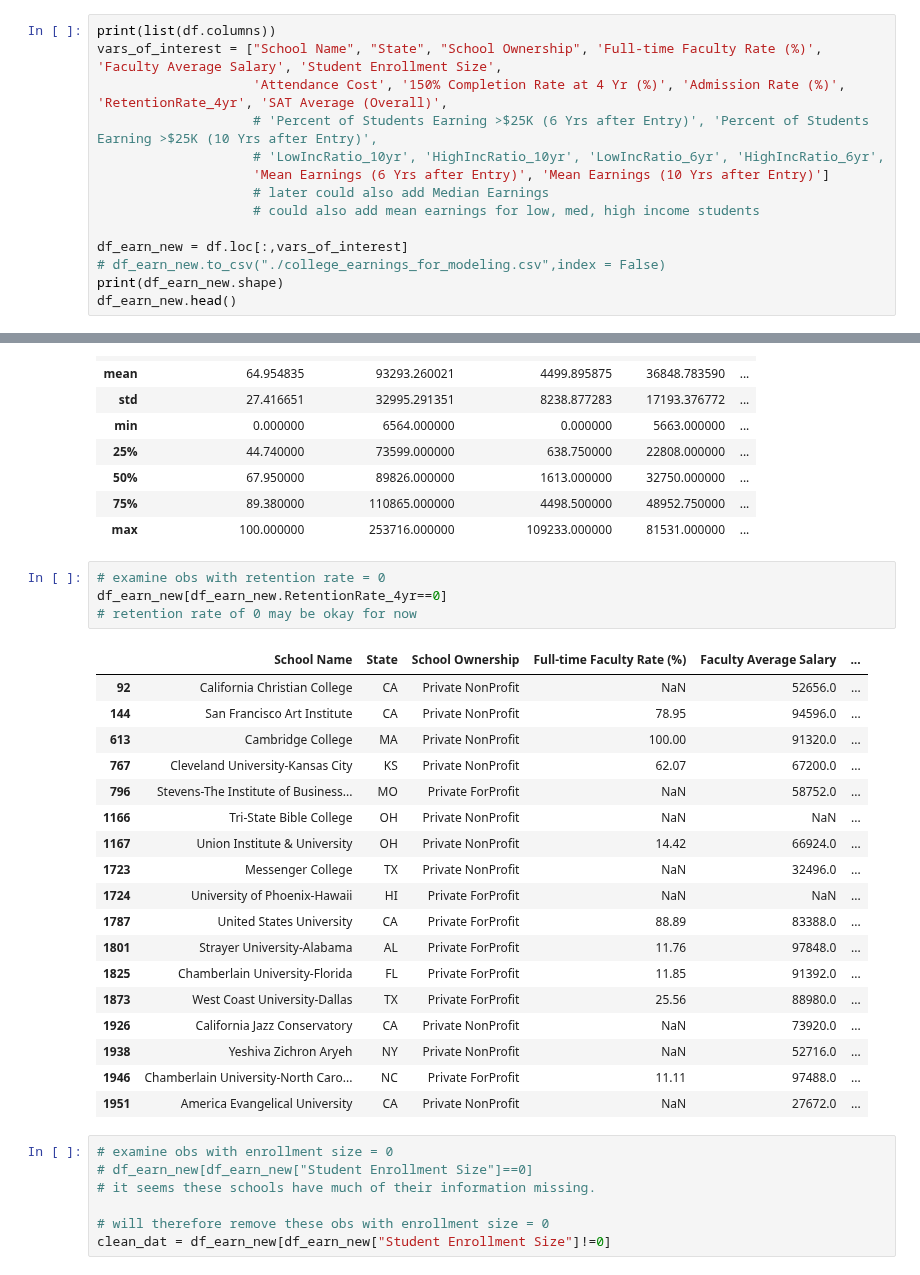
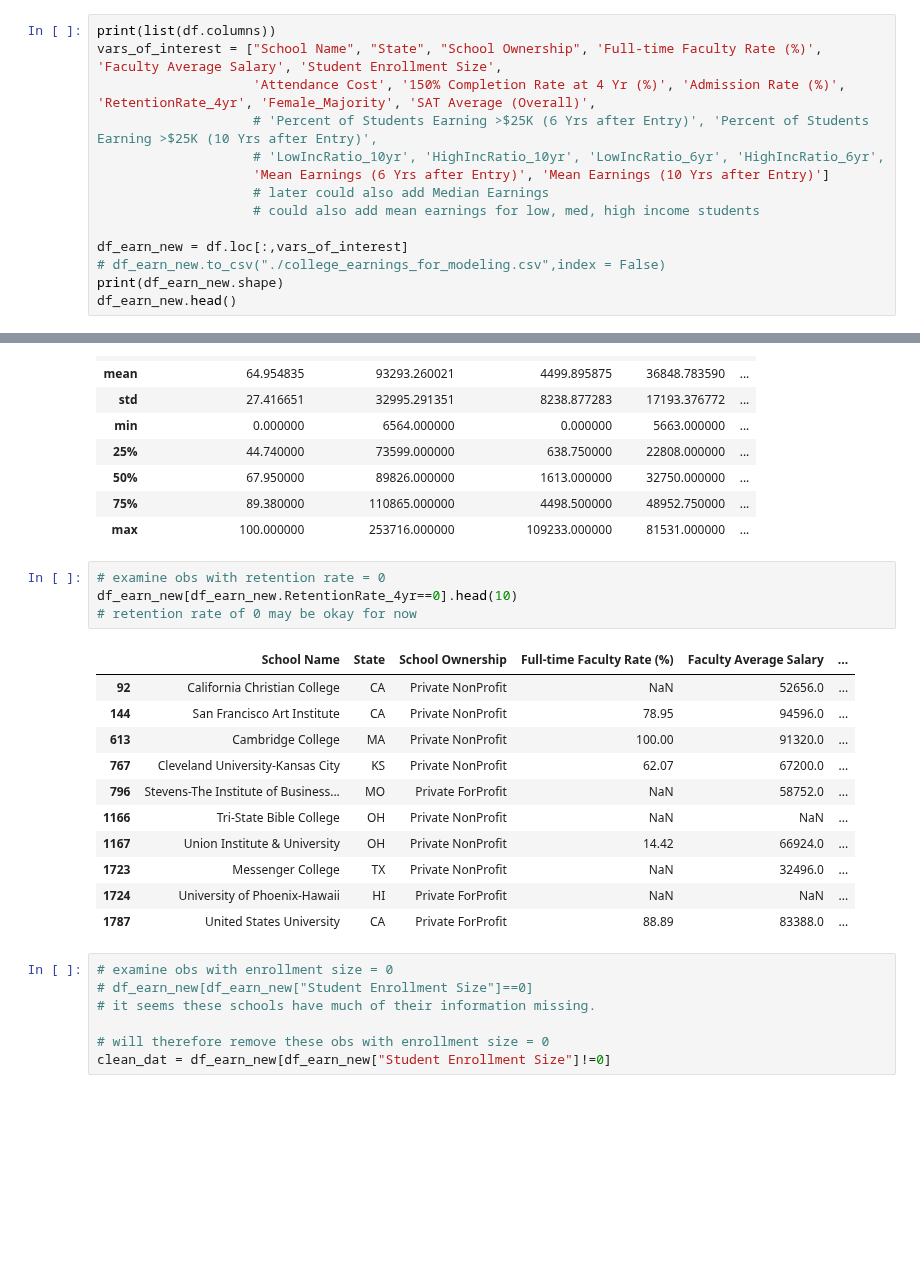
Before and after one commit to runstats21/college-score-card-analysis, a Jupyter notebook: CollegeScorecard-CollectClean.ipynb, the cells around one changed output, grey strips where cells are left out. Drawn from its saved outputs; the diff is of its cells as text; blank space fills up the shorter version.

```diff
--- a/CollegeScorecard-CollectClean.ipynb
+++ b/CollegeScorecard-CollectClean.ipynb
@@ -252,7 +252,7 @@ print(mean_earn_vars)
 # %%
 print(list(df.columns))
 vars_of_interest = ["School Name", "State", "School Ownership", 'Full-time Faculty Rate (%)', 'Faculty Average Salary', 'Student Enrollment Size',
-                    'Attendance Cost', '150% Completion Rate at 4 Yr (%)', 'Admission Rate (%)', 'RetentionRate_4yr', 'SAT Average (Overall)',
+                    'Attendance Cost', '150% Completion Rate at 4 Yr (%)', 'Admission Rate (%)', 'RetentionRate_4yr', 'Female_Majority', 'SAT Average (Overall)',
                     # 'Percent of Students Earning >$25K (6 Yrs after Entry)', 'Percent of Students Earning >$25K (10 Yrs after Entry)',
                     # 'LowIncRatio_10yr', 'HighIncRatio_10yr', 'LowIncRatio_6yr', 'HighIncRatio_6yr',
                     'Mean Earnings (6 Yrs after Entry)', 'Mean Earnings (10 Yrs after Entry)']
@@ -289,27 +289,20 @@ df_earn_new.describe()
 | max | 100.000000 | 253716.000000 | 109233.000000 | 81531.000000 | ... |
 # %%
 # examine obs with retention rate = 0
-df_earn_new[df_earn_new.RetentionRate_4yr==0]
+df_earn_new[df_earn_new.RetentionRate_4yr==0].head(10)
 # retention rate of 0 may be okay for now
 # %% [output]
 |  | School Name | State | School Ownership | Full-time Faculty Rate (%) | Faculty Average Salary | ... |
 | 92 | California Christian College | CA | Private NonProfit | NaN | 52656.0 | ... |
 | 144 | San Francisco Art Institute | CA | Private NonProfit | 78.95 | 94596.0 | ... |
 | 613 | Cambridge College | MA | Private NonProfit | 100.00 | 91320.0 | ... |
 | 767 | Cleveland University-Kansas City | KS | Private NonProfit | 62.07 | 67200.0 | ... |
 | 796 | Stevens-The Institute of Business... | MO | Private ForProfit | NaN | 58752.0 | ... |
 | 1166 | Tri-State Bible College | OH | Private NonProfit | NaN | NaN | ... |
 | 1167 | Union Institute & University | OH | Private NonProfit | 14.42 | 66924.0 | ... |
 | 1723 | Messenger College | TX | Private NonProfit | NaN | 32496.0 | ... |
 | 1724 | University of Phoenix-Hawaii | HI | Private ForProfit | NaN | NaN | ... |
 | 1787 | United States University | CA | Private ForProfit | 88.89 | 83388.0 | ... |
-| 1801 | Strayer University-Alabama | AL | Private ForProfit | 11.76 | 97848.0 | ... |
-| 1825 | Chamberlain University-Florida | FL | Private ForProfit | 11.85 | 91392.0 | ... |
-| 1873 | West Coast University-Dallas | TX | Private ForProfit | 25.56 | 88980.0 | ... |
-| 1926 | California Jazz Conservatory | CA | Private NonProfit | NaN | 73920.0 | ... |
-| 1938 | Yeshiva Zichron Aryeh | NY | Private NonProfit | NaN | 52716.0 | ... |
-| 1946 | Chamberlain University-North Caro... | NC | Private ForProfit | 11.11 | 97488.0 | ... |
-| 1951 | America Evangelical University | CA | Private NonProfit | NaN | 27672.0 | ... |
 # %%
 # examine obs with enrollment size = 0
 # df_earn_new[df_earn_new["Student Enrollment Size"]==0]
```
Also changed, not shown: parts of 6 cells of this notebook, 5 other files.
